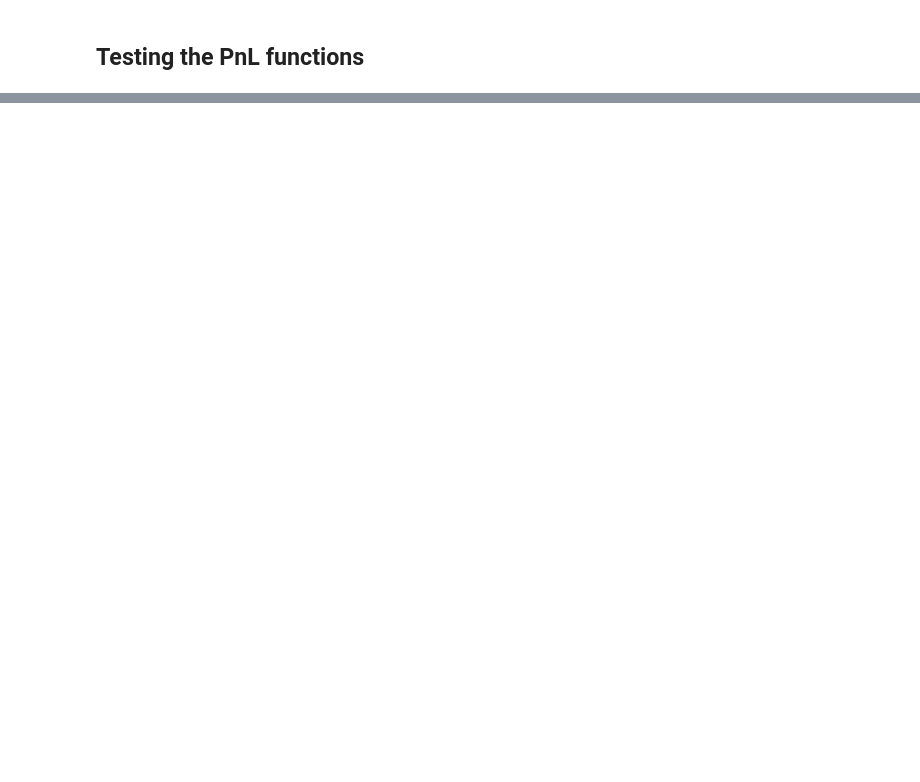
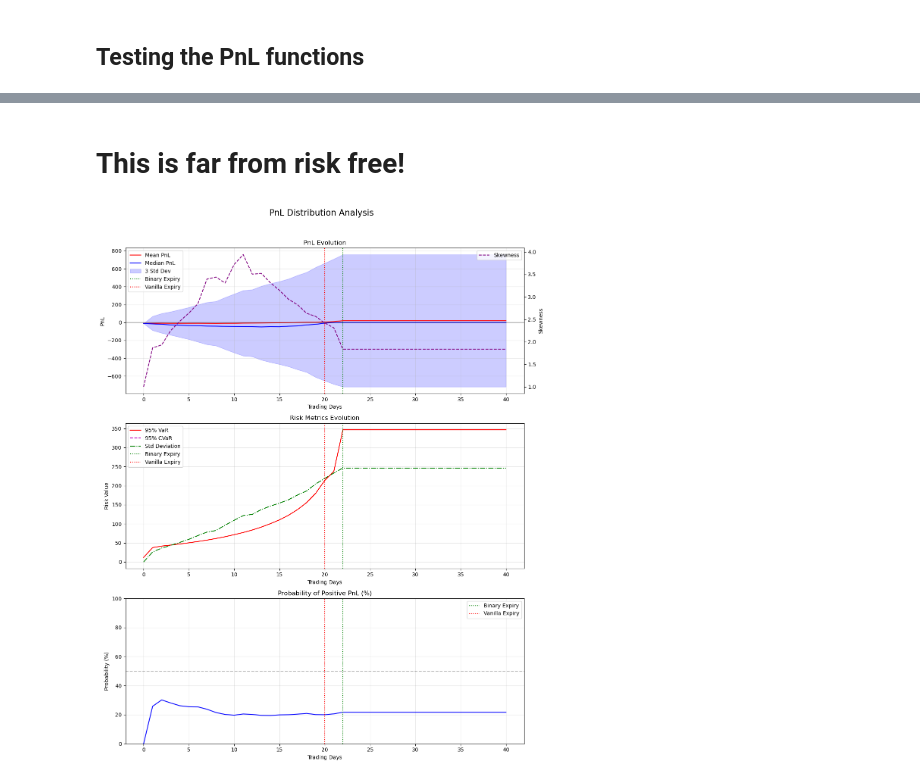
Before and after one commit to SzeLok0305/Option-study, a Jupyter notebook: strategy/IB forecast.ipynb, the cells around one changed output, grey strips where cells are left out. Saved outputs shown, nothing was run; the diff lists cells and outputs as text; code cells hidden in the pictures; blank space fills up the shorter version.

Commit message:
Updated calculation to include PnL distribution

```diff
--- a/strategy/IB forecast.ipynb
+++ b/strategy/IB forecast.ipynb
@@ -179,0 +384,10 @@ Return: 3.51%
+# %%
+S_0 = 6000
+K_Binary = 6050
+T_Vanilla = 20/252
+T_Binary = 22/252
+T_future = 40/252
+sigma = 0.30
+r = 0.04
+
+mc_results = Monte_Carlo_PnL_Distribution(S_0, K_Binary, T_Binary, T_Vanilla, T_future, sigma, r)
@@ -179,0 +405,2 @@ Return: 3.51%
+# %% [markdown]
+# This is far from risk free!
@@ -179,0 +507,6 @@ Return: 3.51%
+# %%
+analysis_results = analyze_pnl_distribution(mc_results, T_Binary, T_Vanilla, T_future)
+
+visualize_pnl_analysis(mc_results, analysis_results)
+# %% [output]
+[figure, added]
```
Also changed, not shown: parts of 39 cells of this notebook.
